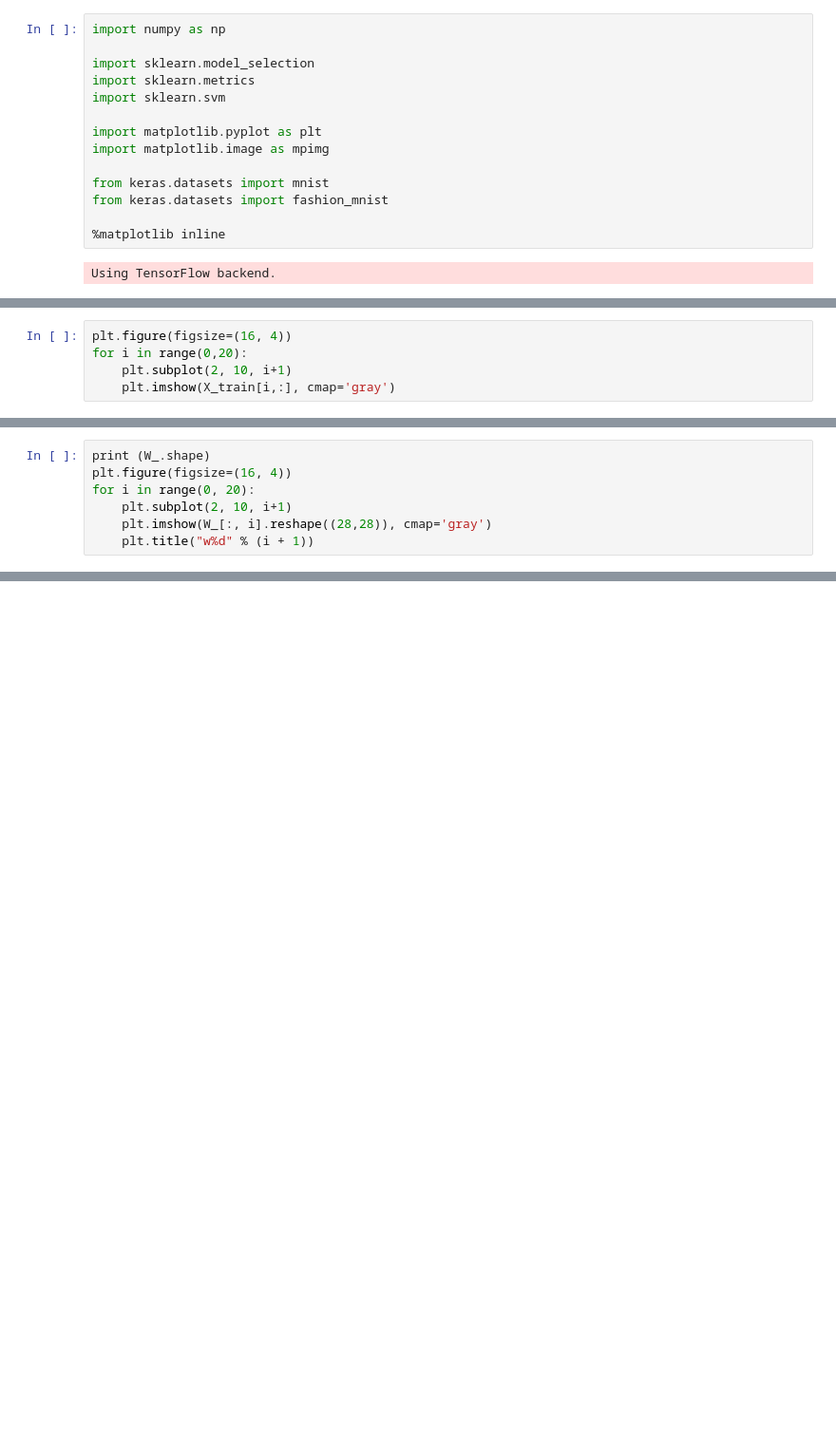
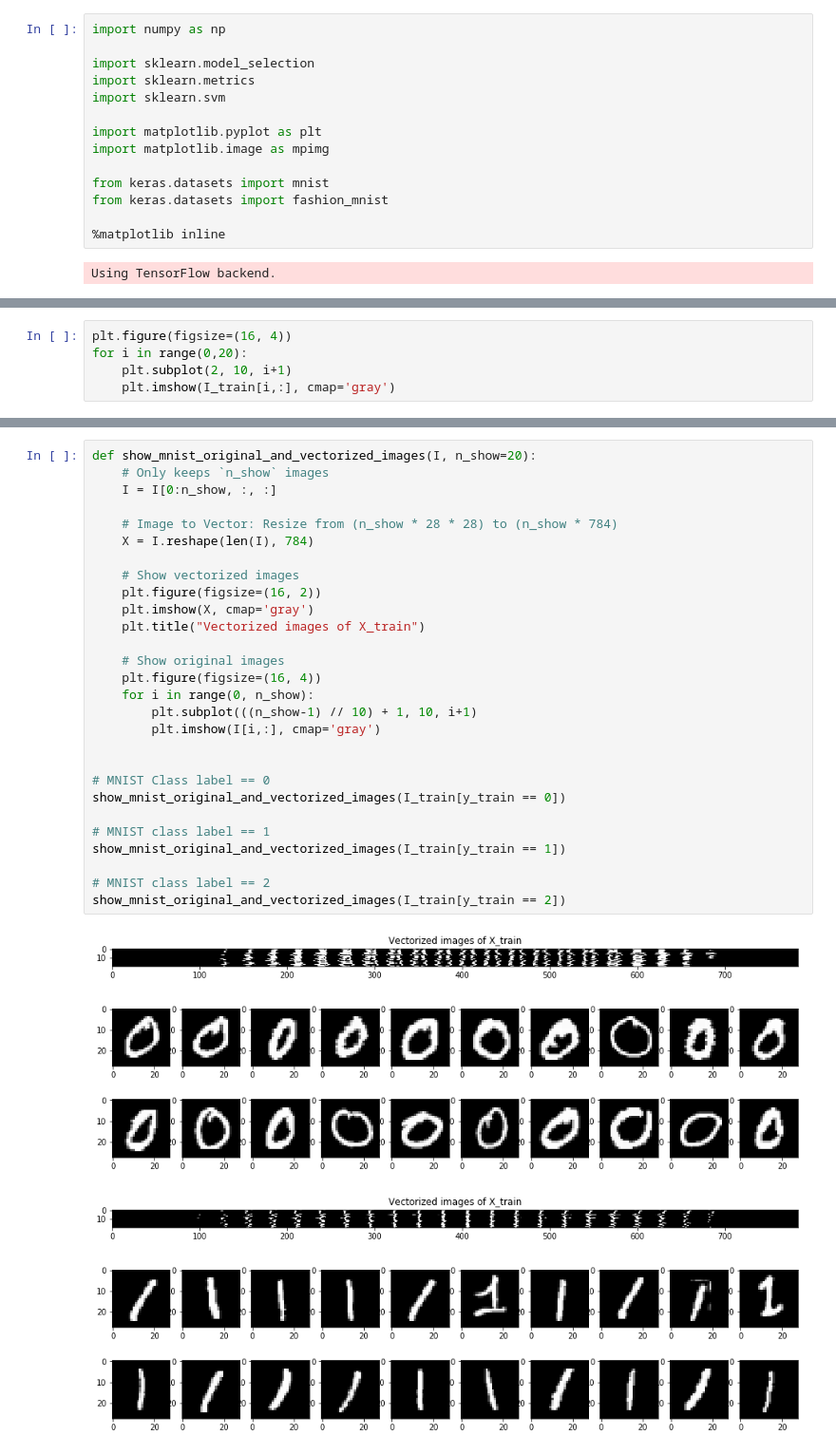
Before and after one commit to jessee-kung/tu-etp-ad1062, a Jupyter notebook: demo_01.ipynb, the cells around one changed output, grey strips where cells are left out. Shown at 95% size. Drawn from its saved outputs; the diff is of its cells as text; blank space fills up the shorter version.

Commit message:
[demo01] Update naming convention, basic vector/matrix operations and cross-validation

```diff
--- a/demo_01.ipynb
+++ b/demo_01.ipynb
@@ -65,5 +30,0 @@ Labels appeared in `y_train`:
-# %%
-plt.figure(figsize=(16, 4))
-for i in range(0,20):
-    plt.subplot(2, 10, i+1)
-    plt.imshow(X_train[i,:], cmap='gray')
@@ -273,7 +30,0 @@ W_ = model.fit_transform(mnist.data.transpose())
-# %%
-print (W_.shape)
-plt.figure(figsize=(16, 4))
-for i in range(0, 20):
-    plt.subplot(2, 10, i+1)
-    plt.imshow(W_[:, i].reshape((28,28)), cmap='gray')
-    plt.title("w%d" % (i + 1))
@@ -333,0 +76,5 @@ print("  %s" % scores)
+# %%
+plt.figure(figsize=(16, 4))
+for i in range(0,20):
+    plt.subplot(2, 10, i+1)
+    plt.imshow(I_train[i,:], cmap='gray')
@@ -333,0 +83,33 @@ print("  %s" % scores)
+# %%
+def show_mnist_original_and_vectorized_images(I, n_show=20):
+    # Only keeps `n_show` images
+    I = I[0:n_show, :, :]
+
+    # Image to Vector: Resize from (n_show * 28 * 28) to (n_show * 784)
+    X = I.reshape(len(I), 784)
+
+    # Show vectorized images
+    plt.figure(figsize=(16, 2))
+    plt.imshow(X, cmap='gray')
+    plt.title("Vectorized images of X_train")
+
+    # Show original images
+    plt.figure(figsize=(16, 4))
+    for i in range(0, n_show):
+        plt.subplot(((n_show-1) // 10) + 1, 10, i+1)
+        plt.imshow(I[i,:], cmap='gray')
+
+
+# MNIST Class label == 0
+show_mnist_original_and_vectorized_images(I_train[y_train == 0])
+
+# MNIST class label == 1
+show_mnist_original_and_vectorized_images(I_train[y_train == 1])
+
+# MNIST class label == 2
+show_mnist_original_and_vectorized_images(I_train[y_train == 2])
+# %% [output]
+[figure, added]
+[figure, added]
+[figure, added]
+[figure, added]
```
Also changed, not shown: parts of 38 cells of this notebook.
